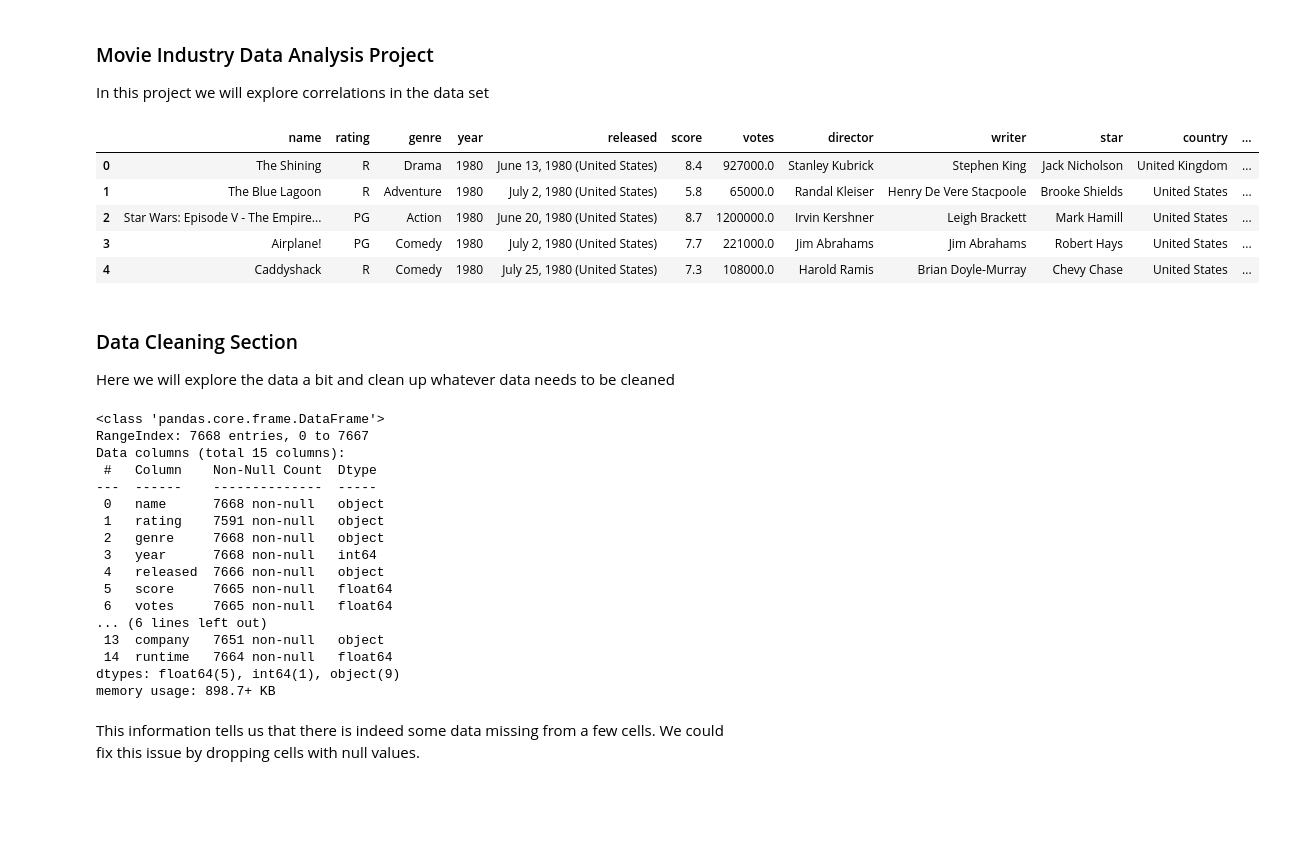
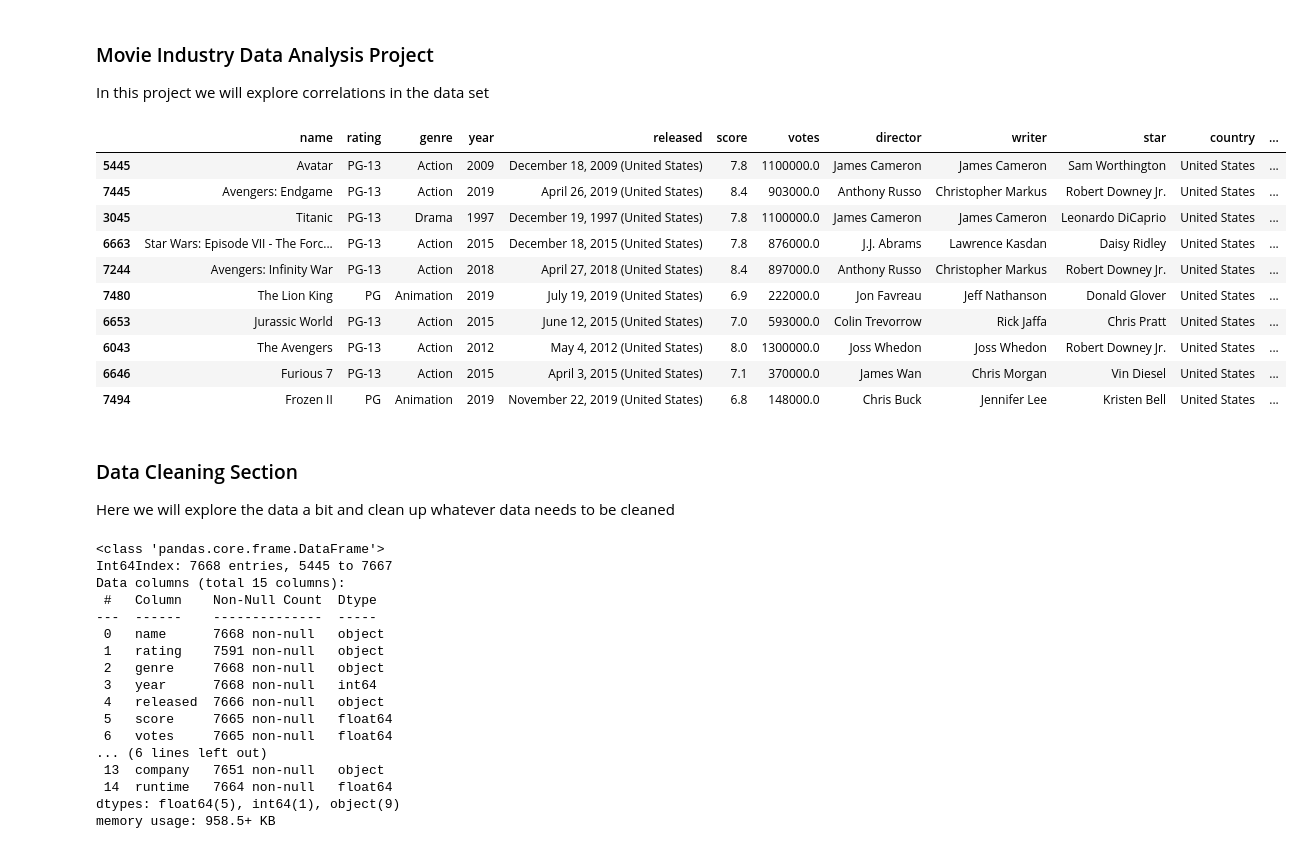
Before and after one commit to DanielContreras/Movie-Industry-Analysis, a Jupyter notebook: analysis.ipynb, the cells around one changed output. Saved outputs shown, nothing was run; the diff lists cells and outputs as text; code cells hidden in the pictures; blank space fills up the shorter version.

Commit message:
Cleaned data and did some correlation analysis

```diff
--- a/analysis.ipynb
+++ b/analysis.ipynb
@@ -20,24 +20,30 @@ matplotlib.rcParams['figure.figsize'] = (12,8) # Adjusts the configuration of th
 df = pd.read_csv(r'resources/movies.csv')
 # %%
 # We can take a quick look at the data by using the head function to return the first 5 rows of the table
-df.head()
+df = df.sort_values(by=['gross'], inplace=False, ascending=False)
+df.head(10)
 # %% [output]
 |  | name | rating | genre | year | released | score | votes | director | writer | star | country | ... |
-| 0 | The Shining | R | Drama | 1980 | June 13, 1980 (United States) | 8.4 | 927000.0 | Stanley Kubrick | Stephen King | Jack Nicholson | United Kingdom | ... |
-| 1 | The Blue Lagoon | R | Adventure | 1980 | July 2, 1980 (United States) | 5.8 | 65000.0 | Randal Kleiser | Henry De Vere Stacpoole | Brooke Shields | United States | ... |
-| 2 | Star Wars: Episode V - The Empire... | PG | Action | 1980 | June 20, 1980 (United States) | 8.7 | 1200000.0 | Irvin Kershner | Leigh Brackett | Mark Hamill | United States | ... |
-| 3 | Airplane! | PG | Comedy | 1980 | July 2, 1980 (United States) | 7.7 | 221000.0 | Jim Abrahams | Jim Abrahams | Robert Hays | United States | ... |
-| 4 | Caddyshack | R | Comedy | 1980 | July 25, 1980 (United States) | 7.3 | 108000.0 | Harold Ramis | Brian Doyle-Murray | Chevy Chase | United States | ... |
+| 5445 | Avatar | PG-13 | Action | 2009 | December 18, 2009 (United States) | 7.8 | 1100000.0 | James Cameron | James Cameron | Sam Worthington | United States | ... |
+| 7445 | Avengers: Endgame | PG-13 | Action | 2019 | April 26, 2019 (United States) | 8.4 | 903000.0 | Anthony Russo | Christopher Markus | Robert Downey Jr. | United States | ... |
+| 3045 | Titanic | PG-13 | Drama | 1997 | December 19, 1997 (United States) | 7.8 | 1100000.0 | James Cameron | James Cameron | Leonardo DiCaprio | United States | ... |
+| 6663 | Star Wars: Episode VII - The Forc... | PG-13 | Action | 2015 | December 18, 2015 (United States) | 7.8 | 876000.0 | J.J. Abrams | Lawrence Kasdan | Daisy Ridley | United States | ... |
+| 7244 | Avengers: Infinity War | PG-13 | Action | 2018 | April 27, 2018 (United States) | 8.4 | 897000.0 | Anthony Russo | Christopher Markus | Robert Downey Jr. | United States | ... |
+| 7480 | The Lion King | PG | Animation | 2019 | July 19, 2019 (United States) | 6.9 | 222000.0 | Jon Favreau | Jeff Nathanson | Donald Glover | United States | ... |
+| 6653 | Jurassic World | PG-13 | Action | 2015 | June 12, 2015 (United States) | 7.0 | 593000.0 | Colin Trevorrow | Rick Jaffa | Chris Pratt | United States | ... |
+| 6043 | The Avengers | PG-13 | Action | 2012 | May 4, 2012 (United States) | 8.0 | 1300000.0 | Joss Whedon | Joss Whedon | Robert Downey Jr. | United States | ... |
+| 6646 | Furious 7 | PG-13 | Action | 2015 | April 3, 2015 (United States) | 7.1 | 370000.0 | James Wan | Chris Morgan | Vin Diesel | United States | ... |
+| 7494 | Frozen II | PG | Animation | 2019 | November 22, 2019 (United States) | 6.8 | 148000.0 | Chris Buck | Jennifer Lee | Kristen Bell | United States | ... |
 # %% [markdown]
 ### Data Cleaning Section
 
 Here we will explore the data a bit and clean up whatever data needs to be cleaned
 # %%
-# In this chunk we check for any missing data
+# In this chunk we check for any missing data while also getting information about the columns data-types
 df.info()
 # %% [output]
 <class 'pandas.core.frame.DataFrame'>
-RangeIndex: 7668 entries, 0 to 7667
+Int64Index: 7668 entries, 5445 to 7667
 Data columns (total 15 columns):
  #   Column    Non-Null Count  Dtype
 ---  ------    --------------  -----
@@ -52,6 +58,4 @@ Data columns (total 15 columns):
  13  company   7651 non-null   object
  14  runtime   7664 non-null   float64
 dtypes: float64(5), int64(1), object(9)
-memory usage: 898.7+ KB
+memory usage: 958.5+ KB
-# %% [markdown]
-This information tells us that there is indeed some data missing from a few cells. We could fix this issue by dropping cells with null values.
```
Also changed, not shown: parts of 17 cells of this notebook.
